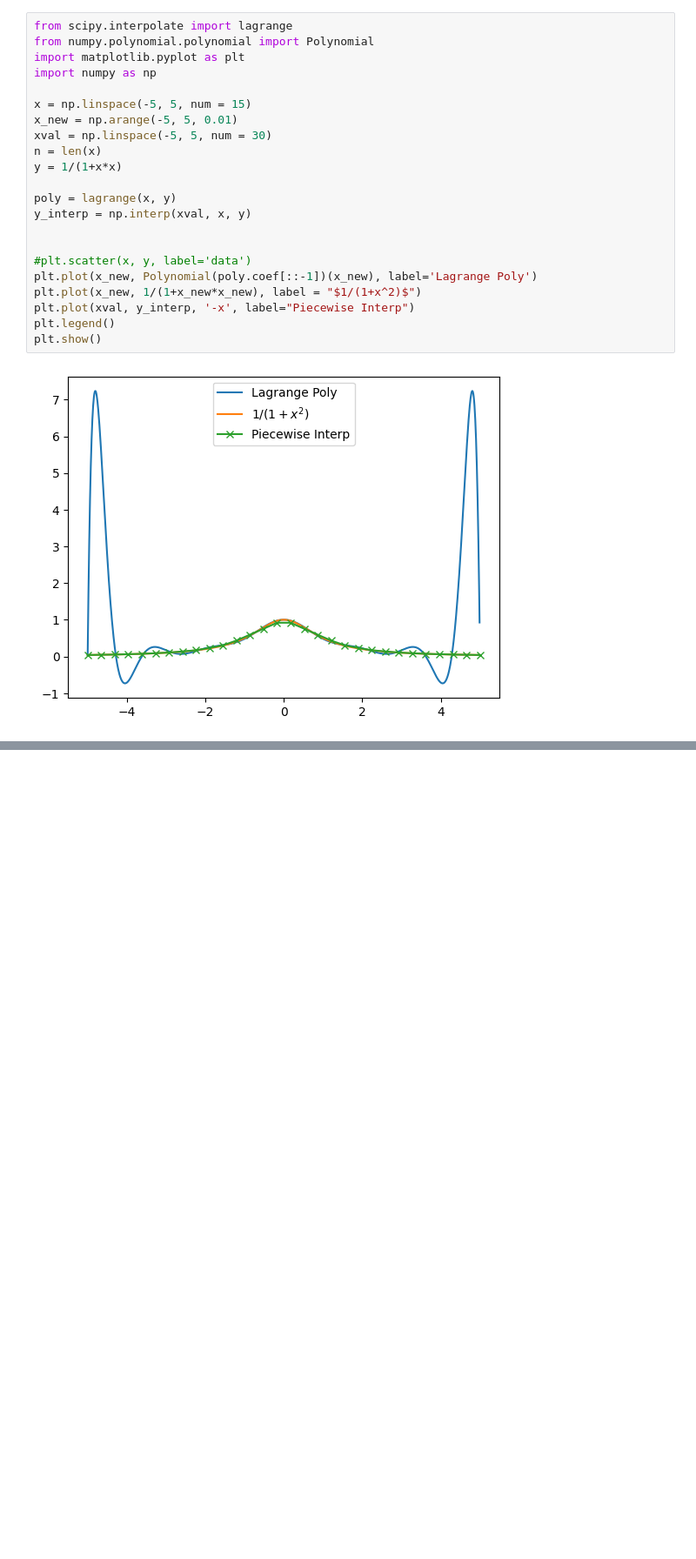
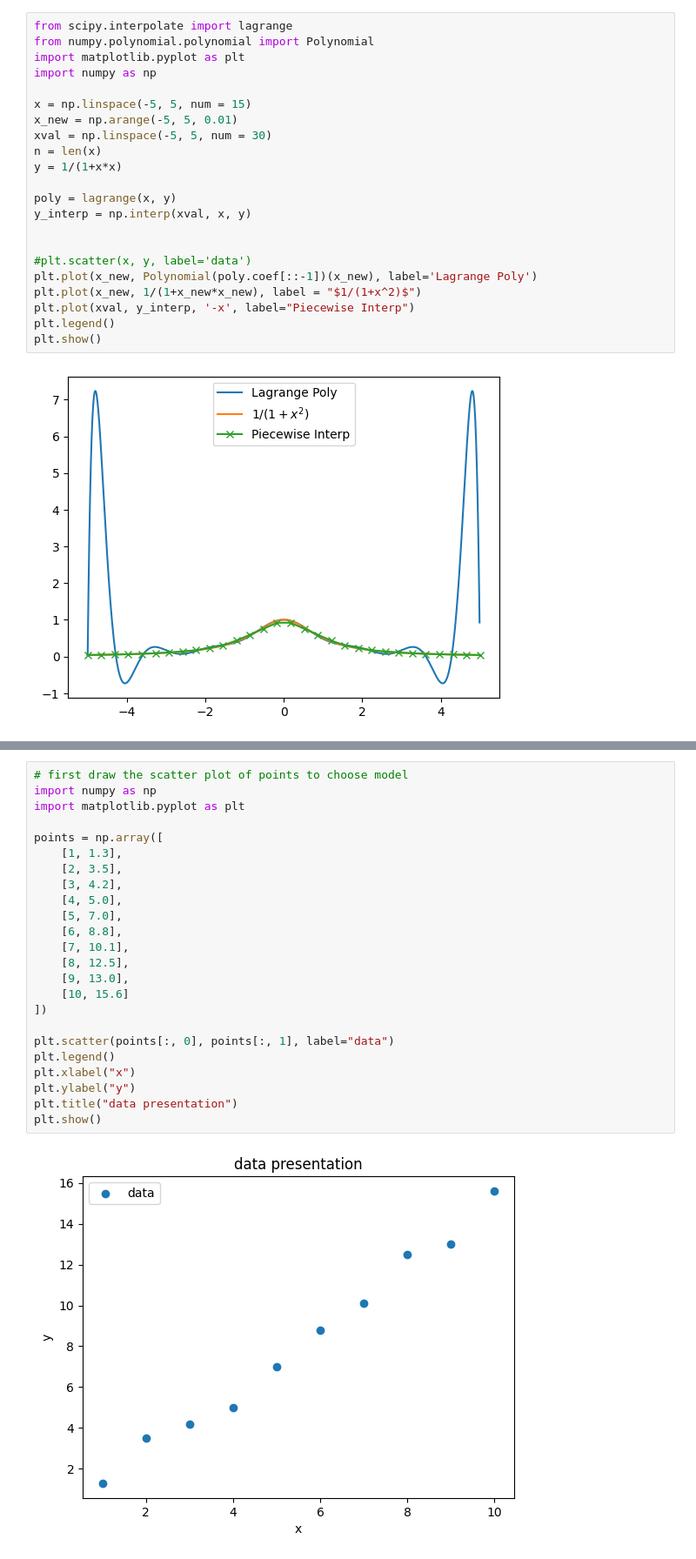
Before and after one commit to JaimeParker/SJTU-MAI-SpaceEngineering, a Jupyter notebook: 1_Courses/NumericalAnalysis/homework/Chapter2.ipynb, the cells around one changed output, grey strips where cells are left out. Shown at 87% size. Cells and saved outputs as stored; diff of their text form; blank space fills up the shorter version.

```diff
--- a/1_Courses/NumericalAnalysis/homework/Chapter2.ipynb
+++ b/1_Courses/NumericalAnalysis/homework/Chapter2.ipynb
@@ -390,0 +509,26 @@ plt.show()
+# %%
+# first draw the scatter plot of points to choose model
+import numpy as np
+import matplotlib.pyplot as plt
+
+points = np.array([
+    [1, 1.3],
+    [2, 3.5],
+    [3, 4.2],
+    [4, 5.0],
+    [5, 7.0],
+    [6, 8.8],
+    [7, 10.1],
+    [8, 12.5],
+    [9, 13.0],
+    [10, 15.6]
+])
+
+plt.scatter(points[:, 0], points[:, 1], label="data")
+plt.legend()
+plt.xlabel("x")
+plt.ylabel("y")
+plt.title("data presentation")
+plt.show()
+# %% [output]
+[figure, added]
```
Also changed, not shown: parts of 11 cells of this notebook, 4 other files.
